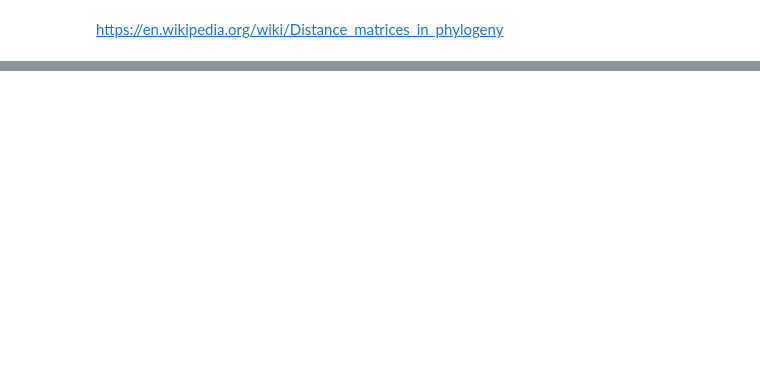
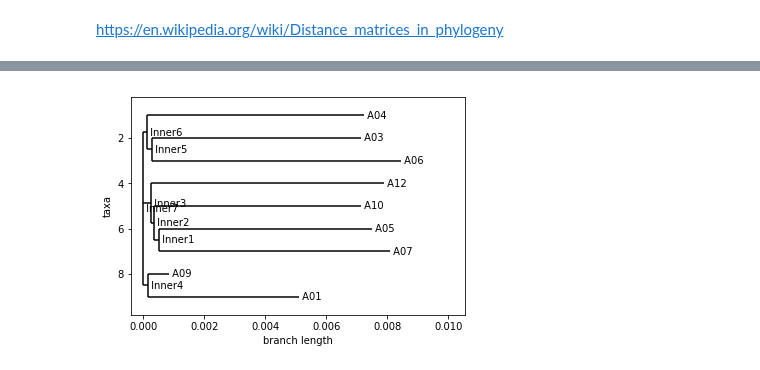
Before and after one commit to deepcelllineage/mitolin, a Jupyter notebook: nb/20190715-BioPython-tutorial.ipynb, the cells around one changed output, grey strips where cells are left out. Drawn from its saved outputs; the diff is of its cells as text; code cells hidden in the pictures; blank space fills up the shorter version.

```diff
--- a/nb/20190715-BioPython-tutorial.ipynb
+++ b/nb/20190715-BioPython-tutorial.ipynb
@@ -165,0 +161,5 @@ https://en.wikipedia.org/wiki/Distance_matrices_in_phylogeny
+# %%
+#Phylo.draw_ascii(tree_trans)
+Phylo.draw(tree_trans)
+# %% [output]
+[figure, added]
```
Also changed, not shown: parts of 8 cells of this notebook.
